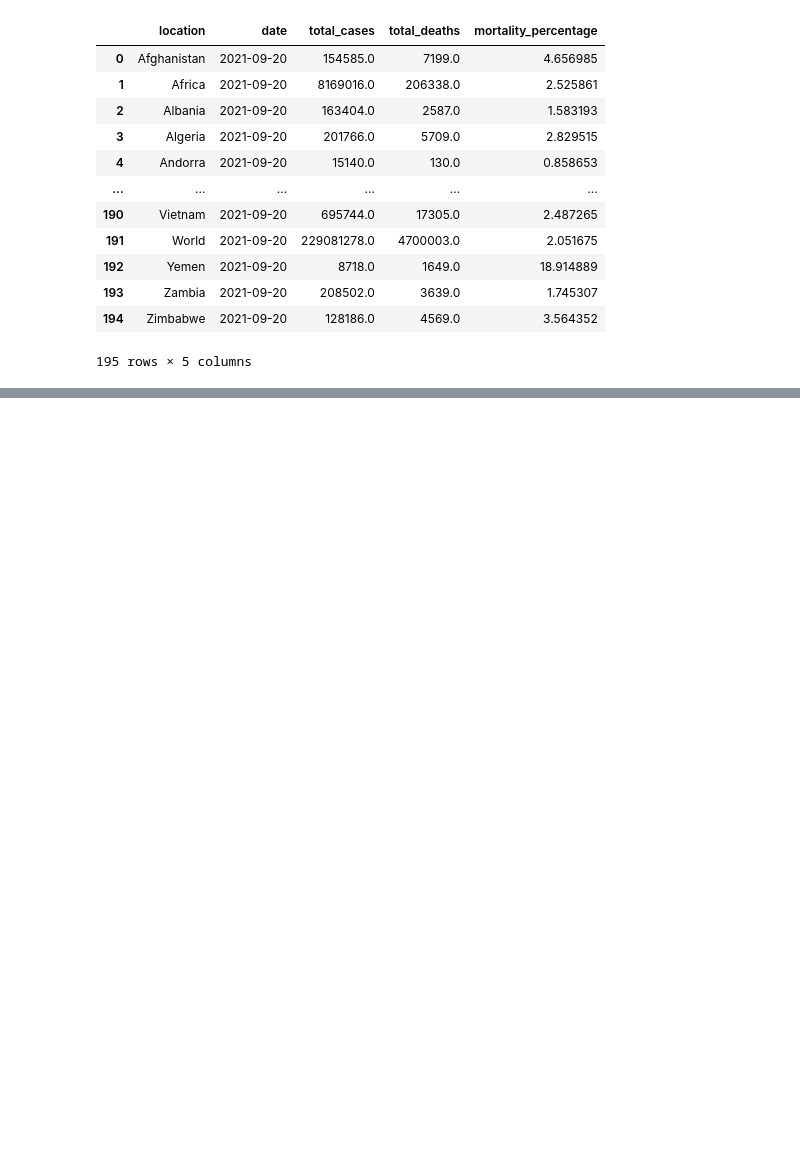
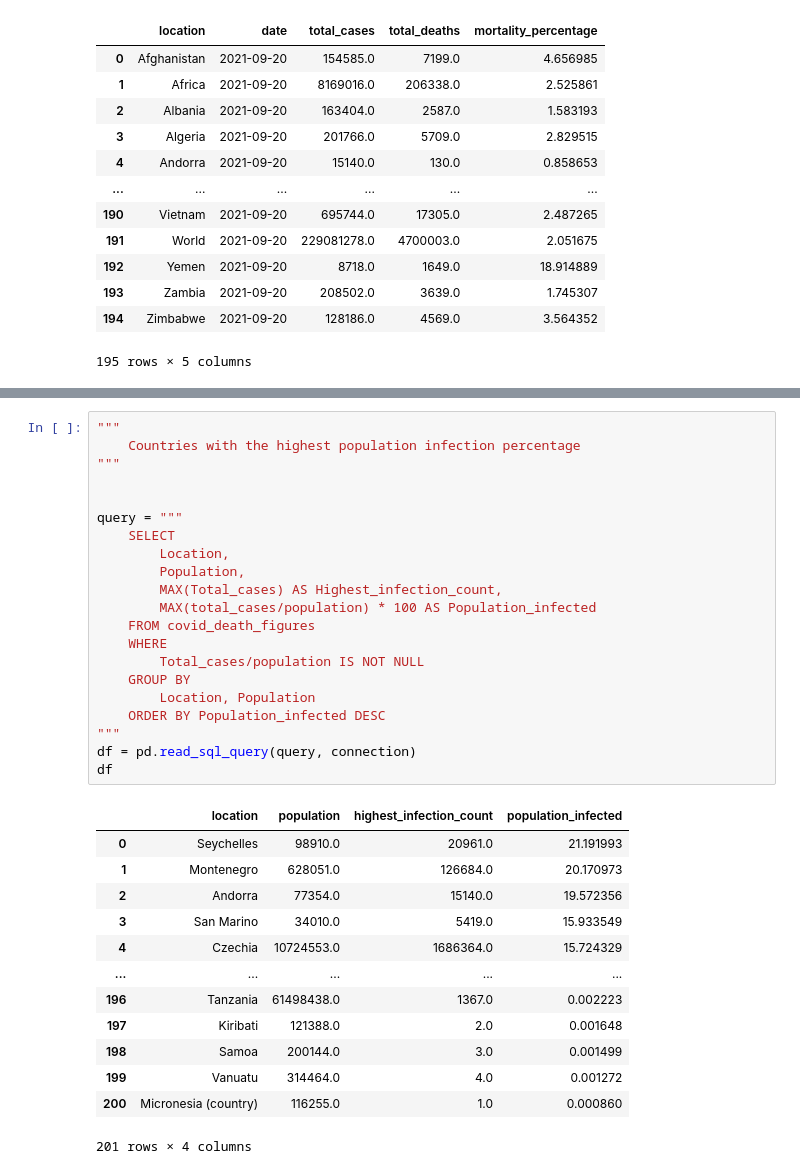
Before and after one commit to TheOtherBrian1/Covid-Exploration, a Jupyter notebook: Python_files/Data Analysis Covid.ipynb, the cells around one changed output, grey strips where cells are left out. Saved outputs shown, nothing was run; the diff lists cells and outputs as text; blank space fills up the shorter version.

```diff
--- a/Python_files/Data Analysis Covid.ipynb
+++ b/Python_files/Data Analysis Covid.ipynb
@@ -136,0 +169,35 @@ df
+# %%
+"""
+    Countries with the highest population infection percentage
+"""
+
+
+query = """
+    SELECT
+        Location,
+        Population,
+        MAX(Total_cases) AS Highest_infection_count,
+        MAX(total_cases/population) * 100 AS Population_infected
+    FROM covid_death_figures
+    WHERE
+        Total_cases/population IS NOT NULL
+    GROUP BY
+        Location, Population
+    ORDER BY Population_infected DESC
+"""
+df = pd.read_sql_query(query, connection)
+df
+# %% [output]
+|  | location | population | highest_infection_count | population_infected |
+| 0 | Seychelles | 98910.0 | 20961.0 | 21.191993 |
+| 1 | Montenegro | 628051.0 | 126684.0 | 20.170973 |
+| 2 | Andorra | 77354.0 | 15140.0 | 19.572356 |
+| 3 | San Marino | 34010.0 | 5419.0 | 15.933549 |
+| 4 | Czechia | 10724553.0 | 1686364.0 | 15.724329 |
+| ... | ... | ... | ... | ... |
+| 196 | Tanzania | 61498438.0 | 1367.0 | 0.002223 |
+| 197 | Kiribati | 121388.0 | 2.0 | 0.001648 |
+| 198 | Samoa | 200144.0 | 3.0 | 0.001499 |
+| 199 | Vanuatu | 314464.0 | 4.0 | 0.001272 |
+| 200 | Micronesia (country) | 116255.0 | 1.0 | 0.000860 |
+201 rows × 4 columns
```
Also changed, not shown: parts of 6 cells of this notebook, 1 other file.
